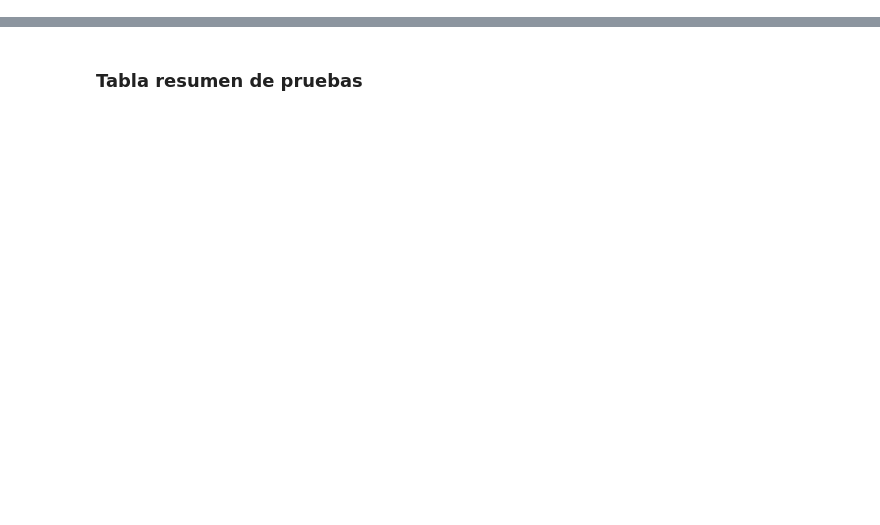
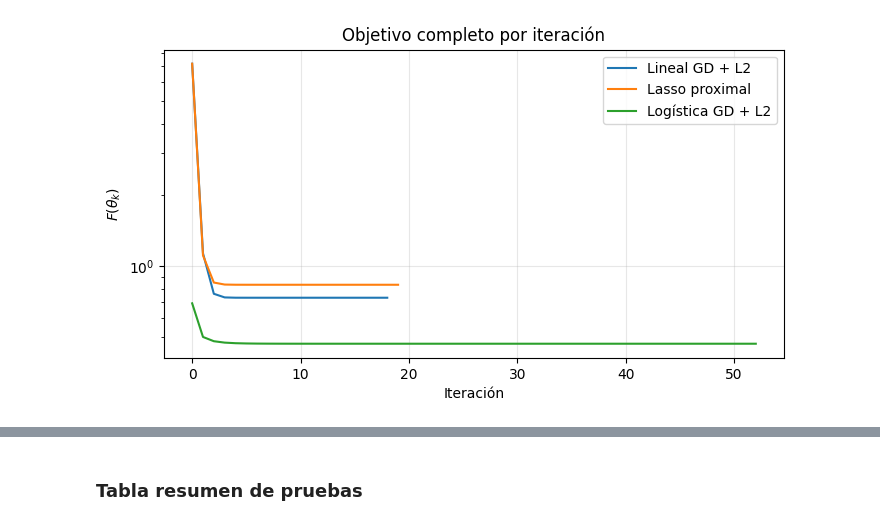
Before and after one commit to Mmora-07/aprendizaje_autom-tico_t_1, a Jupyter notebook: 01_implementacion_simulacion.ipynb, the cells around one changed output, grey strips where cells are left out. Cells and saved outputs as stored; diff of their text form; code cells hidden in the pictures; blank space fills up the shorter version.

```diff
--- a/01_implementacion_simulacion.ipynb
+++ b/01_implementacion_simulacion.ipynb
@@ -438,0 +96,27 @@ pd.DataFrame(pruebas).query("grupo in ['persistencia', 'probabilidades', 'umbral
+# %%
+# Intensidades de regularización usadas en las pruebas (valores moderados).
+lam1, lam2, lam2_log = 0.1, 0.1, 0.01
+
+# Cada entrada guarda: (modelo sin entrenar, X, y).
+modelos_4a = {
+    "OLS (lstsq)":        (RegresionOLS(), X_reg, y_reg),
+    "Ridge (solve)":      (RegresionRidge(lam2), X_reg, y_reg),
+    "Lineal GD + L2":     (RegresionLinealGD(lam2=lam2), X_reg, y_reg),
+    "Lasso proximal":     (LassoProximal(lam1), X_reg, y_reg),
+    "Logística GD + L2":  (RegresionLogisticaGD(lam2=lam2_log), X_clas, y_clas),
+}
+
+# Entrenamos cada modelo y anotamos cómo terminó el ajuste.
+filas = []
+for nombre, (modelo, X, y) in modelos_4a.items():
+    modelo.fit(X, y)
+    filas.append({
+        "modelo": nombre,
+        # eta_ y residuo_final_ solo existen en los modelos iterativos (NaN en OLS y Ridge).
+        "eta": getattr(modelo, "eta_", np.nan),
+        "iteraciones": modelo.n_iter_,
+        "motivo de parada": modelo.motivo_parada_,
+        "residuo final": getattr(modelo, "residuo_final_", np.nan),
+        "objetivo final F": modelo.objetivo_final_,
+    })
+pd.DataFrame(filas).set_index("modelo")
@@ -438,0 +137,18 @@ pd.DataFrame(pruebas).query("grupo in ['persistencia', 'probabilidades', 'umbral
+# %%
+# Objetivo completo en cada iteración de los tres métodos iterativos.
+fig, ax = plt.subplots(figsize=(8, 4))
+historiales = []
+for nombre in ("Lineal GD + L2", "Lasso proximal", "Logística GD + L2"):
+    historial = modelos_4a[nombre][0].historial_objetivo_
+    ax.plot(historial, label=nombre)
+    historiales.append(pd.DataFrame({"modelo": nombre,
+                                     "iteracion": np.arange(len(historial)),
+                                     "objetivo": historial}))
+ax.set(xlabel="Iteración", ylabel=r"$F(\theta_k)$", title="Objetivo completo por iteración", yscale="log")
+ax.legend()
+plt.show()
+
+# Historial de convergencia exportado (lo pide el taller).
+pd.concat(historiales).to_csv(RESULTADOS / "p4_historial_convergencia.csv", index=False)
+# %% [output]
+[figure, added]
```
Also changed, not shown: parts of 84 cells of this notebook, 2 other files.
